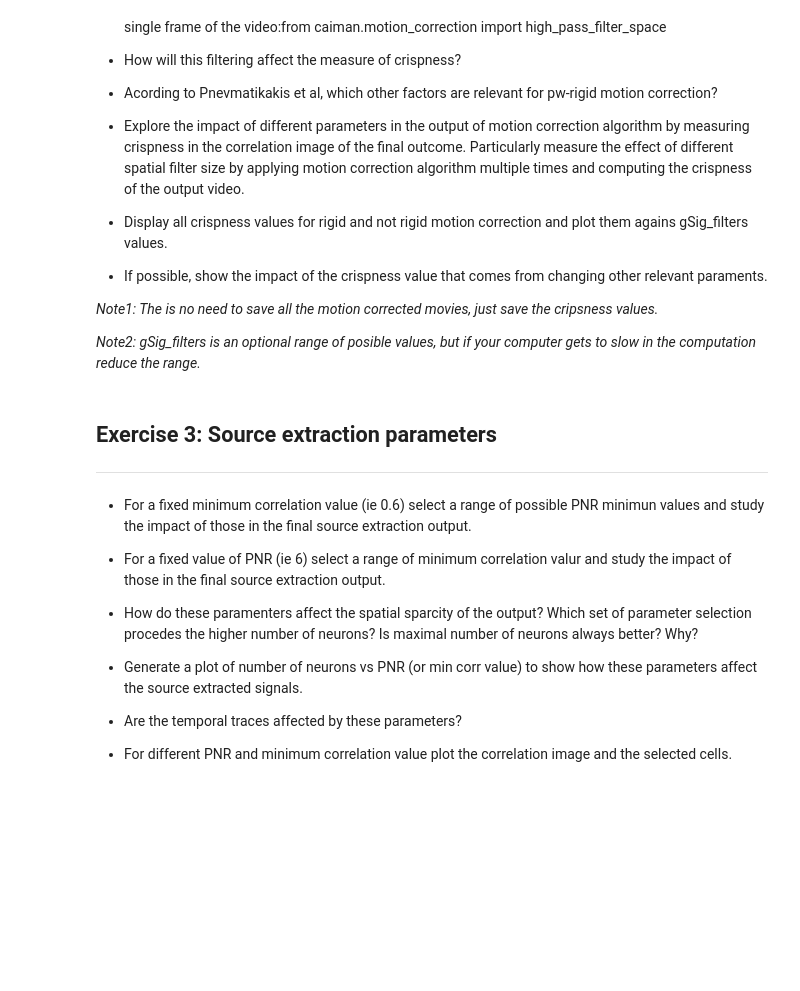
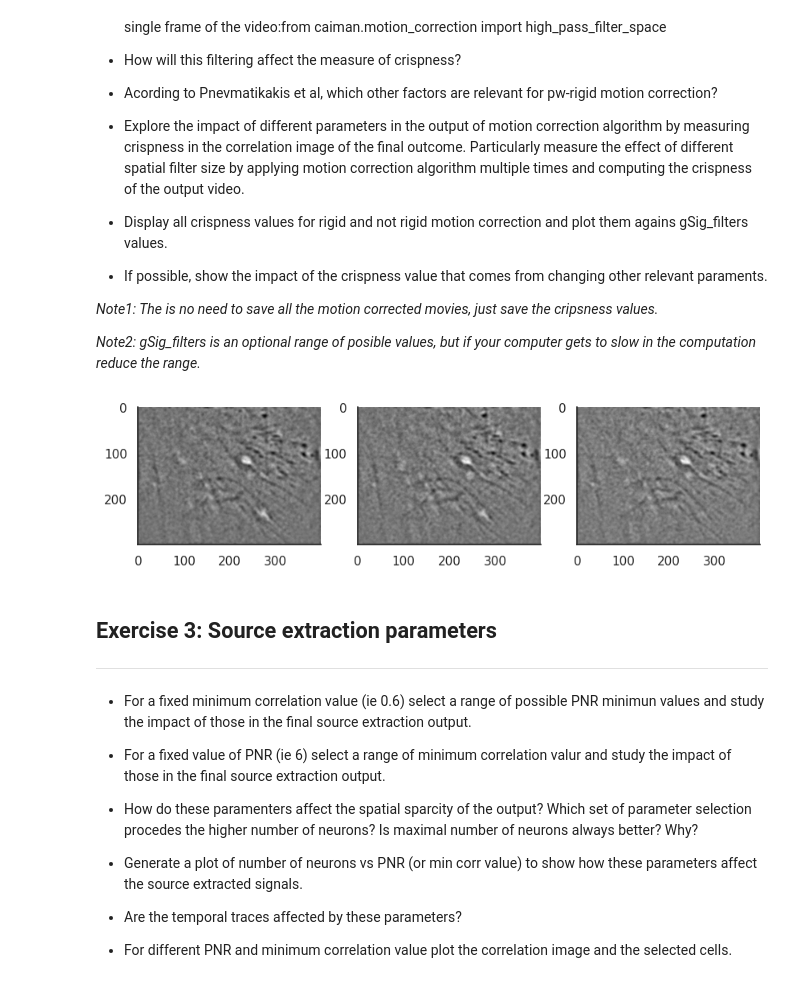
Before and after one commit to irenetiem/neuro_analysis_IT, a Jupyter notebook: neural-data-master/02-calcium_imaging/exercises.ipynb, the cells around one changed output. Drawn from its saved outputs; the diff is of its cells as text; code cells hidden in the pictures; blank space fills up the shorter version.

```diff
--- a/neural-data-master/02-calcium_imaging/exercises.ipynb
+++ b/neural-data-master/02-calcium_imaging/exercises.ipynb
@@ -351,3 +359,21 @@ One parameter that impacts motion correction performance is the size of the spat
+# %%
+original_movie = cm.load(input_tif_file_path)
+# original_movie.shape
+
+# test it on a few frames first, then on all later for the cripyness
+test_single_frame1 = high_pass_filter_space(ROI[250,:,:], gSig_filt=(5, 5))
+test_single_frame2 = high_pass_filter_space(ROI[280,:,:], gSig_filt=(5, 5))
+test_single_frame3 = high_pass_filter_space(ROI[300,:,:], gSig_filt=(5, 5))
+# %%
+figure,axes  = plt.subplots(1,3,figsize=(10,3))
+
+axes[0].imshow(test_single_frame1, cmap='gray')
+axes[1].imshow(test_single_frame2, cmap='gray')
+axes[2].imshow(test_single_frame3, cmap='gray')
+
+plt.show()
+# %% [output]
+[figure, added]
 # %% [markdown]
 ## Exercise 3: Source extraction parameters
 ---
```
Also changed, not shown: parts of 1 cell of this notebook.
